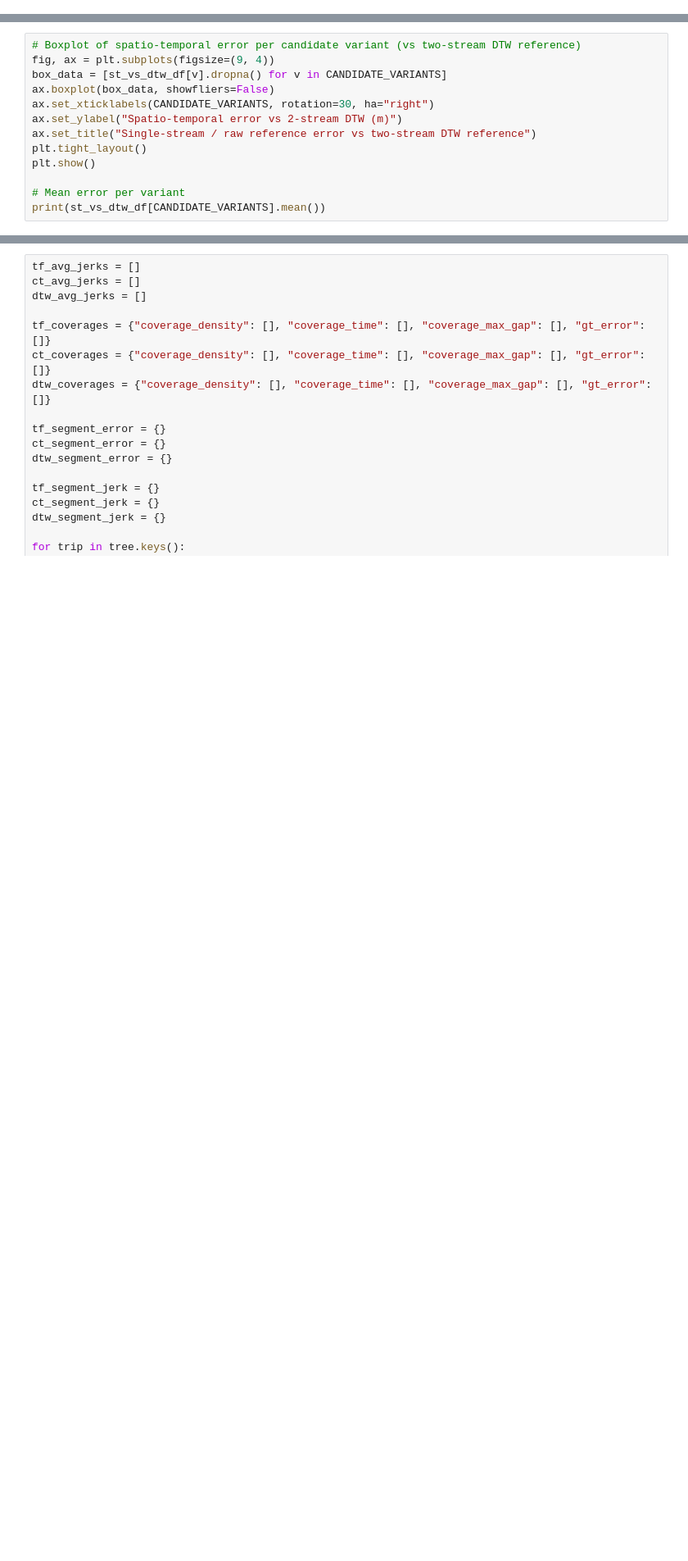
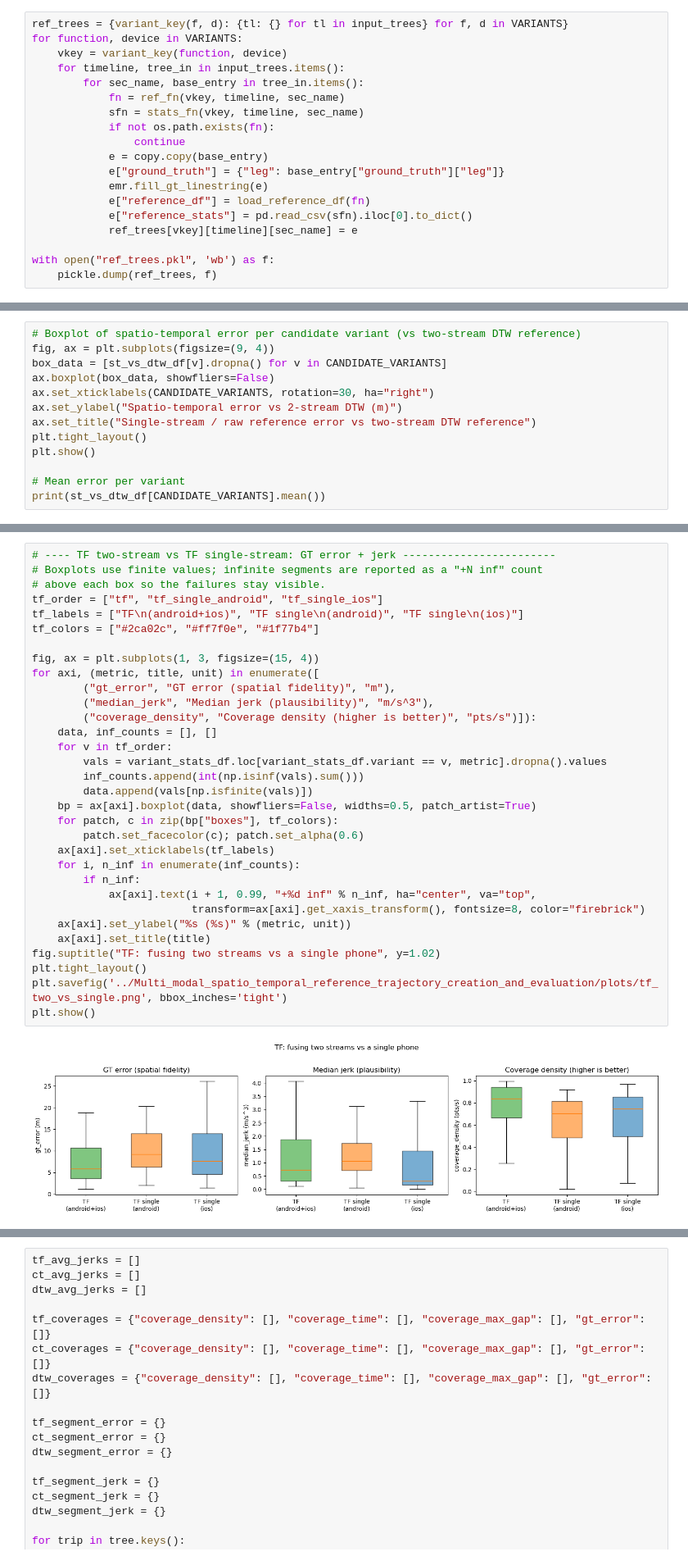
Before and after one commit to KG2468/mobilitynet-analysis-scripts, a Jupyter notebook: trajectory_evaluation_spatio_temporal_all.ipynb, the cells around one changed output, grey strips where cells are left out. Shown at 82% size. Drawn from its saved outputs; the diff is of its cells as text; blank space fills up the shorter version.

```diff
--- a/trajectory_evaluation_spatio_temporal_all.ipynb
+++ b/trajectory_evaluation_spatio_temporal_all.ipynb
@@ -481,0 +492,19 @@ NameError: name 'pv_la' is not defined
+# %%
+ref_trees = {variant_key(f, d): {tl: {} for tl in input_trees} for f, d in VARIANTS}
+for function, device in VARIANTS:
+    vkey = variant_key(function, device)
+    for timeline, tree_in in input_trees.items():
+        for sec_name, base_entry in tree_in.items():
+            fn = ref_fn(vkey, timeline, sec_name)
+            sfn = stats_fn(vkey, timeline, sec_name)
+            if not os.path.exists(fn):
+                continue
+            e = copy.copy(base_entry)
+            e["ground_truth"] = {"leg": base_entry["ground_truth"]["leg"]}
+            emr.fill_gt_linestring(e)
+            e["reference_df"] = load_reference_df(fn)
+            e["reference_stats"] = pd.read_csv(sfn).iloc[0].to_dict()
+            ref_trees[vkey][timeline][sec_name] = e
+
+with open("ref_trees.pkl", 'wb') as f:
+    pickle.dump(ref_trees, f)
@@ -569,0 +812,34 @@ print(st_vs_dtw_df[CANDIDATE_VARIANTS].mean())
+# %%
+# ---- TF two-stream vs TF single-stream: GT error + jerk ------------------------
+# Boxplots use finite values; infinite segments are reported as a "+N inf" count
+# above each box so the failures stay visible.
+tf_order = ["tf", "tf_single_android", "tf_single_ios"]
+tf_labels = ["TF\n(android+ios)", "TF single\n(android)", "TF single\n(ios)"]
+tf_colors = ["#2ca02c", "#ff7f0e", "#1f77b4"]
+
+fig, ax = plt.subplots(1, 3, figsize=(15, 4))
+for axi, (metric, title, unit) in enumerate([
+        ("gt_error", "GT error (spatial fidelity)", "m"),
+        ("median_jerk", "Median jerk (plausibility)", "m/s^3"),
+        ("coverage_density", "Coverage density (higher is better)", "pts/s")]):
+    data, inf_counts = [], []
+    for v in tf_order:
+        vals = variant_stats_df.loc[variant_stats_df.variant == v, metric].dropna().values
+        inf_counts.append(int(np.isinf(vals).sum()))
+        data.append(vals[np.isfinite(vals)])
+    bp = ax[axi].boxplot(data, showfliers=False, widths=0.5, patch_artist=True)
+    for patch, c in zip(bp["boxes"], tf_colors):
+        patch.set_facecolor(c); patch.set_alpha(0.6)
+    ax[axi].set_xticklabels(tf_labels)
+    for i, n_inf in enumerate(inf_counts):
+        if n_inf:
+            ax[axi].text(i + 1, 0.99, "+%d inf" % n_inf, ha="center", va="top",
+                         transform=ax[axi].get_xaxis_transform(), fontsize=8, color="firebrick")
+    ax[axi].set_ylabel("%s (%s)" % (metric, unit))
+    ax[axi].set_title(title)
+fig.suptitle("TF: fusing two streams vs a single phone", y=1.02)
+plt.tight_layout()
+plt.savefig('../Multi_modal_spatio_temporal_reference_trajectory_creation_and_evaluation/plots/tf_two_vs_single.png', bbox_inches='tight')
+plt.show()
+# %% [output]
+[figure, added]
```
Also changed, not shown: parts of 9 cells of this notebook, 3 other files.
